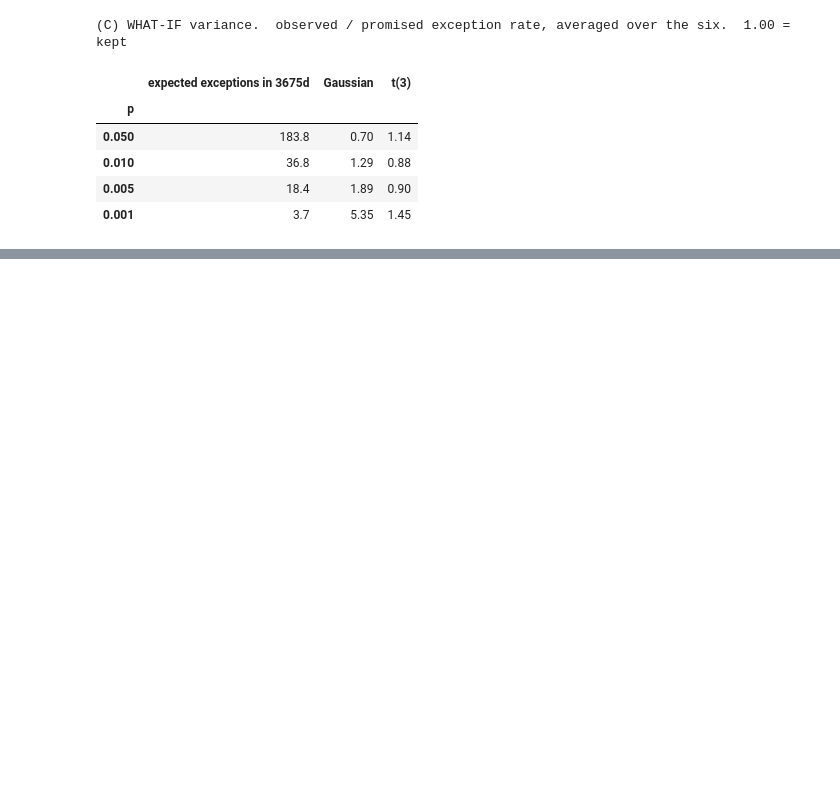
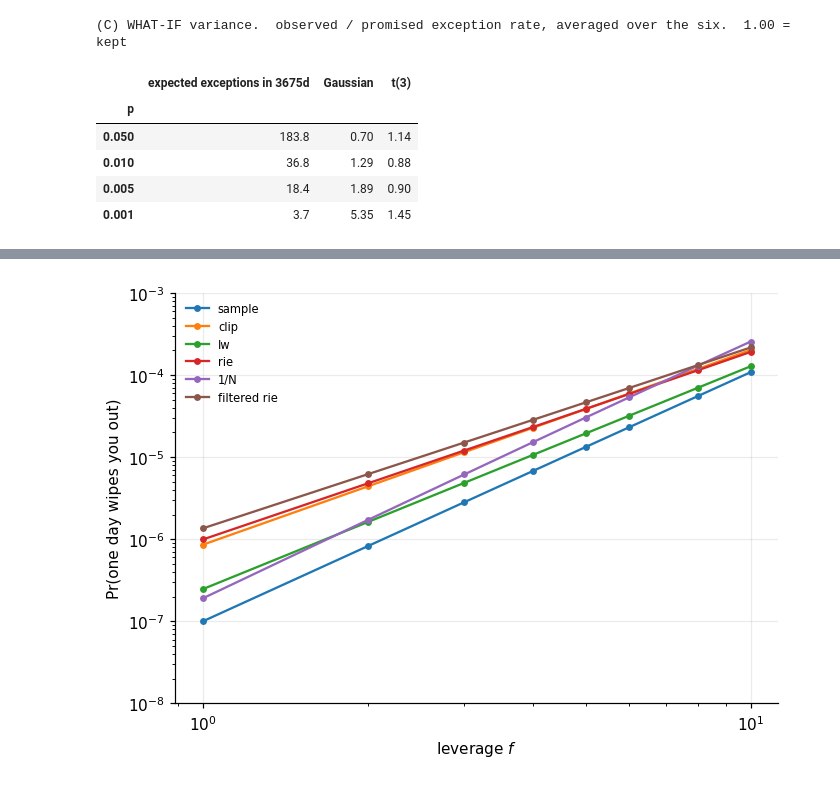
Before and after one commit to MarcoGaloppo/EVT-FatTails-PreAsymptotics, a Jupyter notebook: narrative_evt_market_data.ipynb, the cells around one changed output, grey strips where cells are left out. Saved outputs shown, nothing was run; the diff lists cells and outputs as text; code cells hidden in the pictures; blank space fills up the shorter version.

Commit message:
Part 6 - Endgame, which holding position actually survives?

```diff
--- a/narrative_evt_market_data.ipynb
+++ b/narrative_evt_market_data.ipynb
@@ -2042,0 +2067,20 @@ So,  **what did the backtest found?**
+# %%
+# ----  Does the DIRECTION matter as much as the SIZE?  (panel P&L, Part 5 streams)
+FS = [0.5, 1, 2, 3, 4, 5]
+g  = pd.DataFrame(index=RACERS, columns=[f"f={f}" for f in FS], dtype=float)
+dd = g.copy()
+for m in RACERS:
+    for f in FS:
+        r = PNL[m] * f
+        g.loc[m,  f"f={f}"] = growth_rate(r) * 252          # mean log(1 + f r), annualised
+        dd.loc[m, f"f={f}"] = max_drawdown(np.cumprod(1 + r))
+print("annualised TIME-AVERAGE growth  E[log(1 + f r)] * 252   — what one trajectory earns")
+display(g.round(4))
+print("maximum drawdown")
+display(dd.round(3))
+
+print("\nthe two axes, compared on the same footing:")
+print("  spread ACROSS THE SIX DIRECTIONS, at f = 1     : growth %.4f   maxDD %.3f"
+      % (g["f=1"].max() - g["f=1"].min(), dd["f=1"].max() - dd["f=1"].min()))
+print("  cost of ONE NOTCH OF LEVERAGE, RIE, f = 1 -> 2 : growth %.4f   maxDD %.3f"
+      % (g.loc["rie","f=2"] - g.loc["rie","f=1"], dd.loc["rie","f=1"] - dd.loc["rie","f=2"]))
@@ -2042,0 +2119,70 @@ So,  **what did the backtest found?**
+# %%
+# ---- The elasticity of ruin.  Pr(ruin) ~ f^alpha, and SCM does not know alpha.
+#      Panel P&L again.  A single day wipes out leverage f if the loss exceeds 1/f.
+#      1/f is far beyond anything observed, so the empirical frequency is exactly zero and
+#      useless -- this is precisely the situation the GPD exists for.
+FS2 = np.array([1, 2, 3, 4, 5, 6, 8, 10])
+DAYS10Y = 2520
+p_gpd, p_gau, rows = {}, {}, []
+for m in RACERS:
+    L = -PNL[m]; u = float(np.quantile(L, 0.95)); pu = (L > u).mean()
+    xi, be = fit_gpd(L[L > u] - u)                       # tail fitted above the 95th percentile
+    xp = np.sort(L[L > 0])[::-1]; k = max(30, len(xp) // 40)
+    pg, pn = [], []
+    for f in FS2:
+        x = 1.0 / f; z = 1 + xi * (x - u) / be
+        pg.append(pu * z ** (-1 / xi) if z > 0 else np.nan)   # GPD:      Pr(one day ruins you)
+        pn.append(norm.sf(x / L.std()))                        # Gaussian: same sigma, same day
+    p_gpd[m], p_gau[m] = np.array(pg), np.array(pn)
+    rows.append({"estimator": m, "alpha (Hill)": hill(xp, k), "1/xi (GPD)": 1 / xi,
+                 "slope of log Pr vs log f": np.polyfit(np.log(FS2), np.log(p_gpd[m]), 1)[0]})
+cols = [f"f={f}" for f in FS2]
+G = pd.DataFrame(p_gpd, index=cols).T; N = pd.DataFrame(p_gau, index=cols).T
+
+print("Pr(a SINGLE day wipes out the portfolio at leverage f) = Pr(loss > 1/f).   GPD extrapolation:")
+display(G.apply(lambda s: s.map("{:.2e}".format)))
+print("the same probability if you believed a Gaussian of the SAME sigma:")
+display(N.apply(lambda s: s.map("{:.2e}".format)))
+print("over ten years (2520 days), GPD:")
+display((1 - (1 - G) ** DAYS10Y).apply(lambda s: s.map("{:.3%}".format)))
+print("\nthe theory says the slope of log Pr against log f IS alpha.")
+display(pd.DataFrame(rows).set_index("estimator").round(3))
+
+fig, ax = plt.subplots(figsize=(6.4, 4.6))
+for m in RACERS:
+    ax.loglog(FS2, p_gpd[m], "o-", ms=3.5, label=m)
+ax.set(xlabel="leverage $f$", ylabel="Pr(one day wipes you out)", ylim=(1e-8, 1e-3))
+ax.legend(fontsize=7.5); plt.tight_layout(); plt.show()
+
+# ---- the budget, and what it costs.  f_max solves Pr(wipeout in 10y) = 1%.
+rows = []
+for m in RACERS:
+    L = -PNL[m]; u = float(np.quantile(L, 0.95))
+    fmax = 1.0 / pot_var_es(L, u, 1 - 0.99 ** (1 / DAYS10Y))["var"]
+    xp = np.sort(L[L > 0])[::-1]; k = max(30, len(xp) // 40)
+    a = hill(xp, k); se = a / np.sqrt(k)                  # se(alpha_hat) = alpha / sqrt(k)
+    rows.append({"estimator": m, "ann vol (f=1)": PNL[m].std() * np.sqrt(252),
+                 "alpha": a, "se": se, "alpha - 2se": a - 2 * se, "alpha + 2se": a + 2 * se,
+                 "f_max": fmax,
+                 "growth at f=1": growth_rate(PNL[m]) * 252,
+                 "growth at f_max": growth_rate(PNL[m] * fmax) * 252,
+                 "maxDD at f_max": max_drawdown(np.cumprod(1 + PNL[m] * fmax))})
+budget = pd.DataFrame(rows).set_index("estimator")
+print("\nEVERY PORTFOLIO SIZED TO THE SAME SURVIVAL BUDGET (1% chance of wipeout per decade).")
+print("f_max is computed from the whole sample, so this is a COMPARISON AT EQUAL RISK, not a strategy.")
+display(budget.round(4))
+print("rank by volatility (quietest first):", " < ".join(budget["ann vol (f=1)"].sort_values().index))
+print("rank by growth at f = 1           :", " > ".join(budget["growth at f=1"].sort_values(ascending=False).index))
+print("rank by growth at EQUAL RUIN RISK :", " > ".join(budget["growth at f_max"].sort_values(ascending=False).index))
+
+# ---- how much of that ordering is real?  the alpha's are estimated from ~40 order statistics.
+print("\nHOW SOLID IS THE ORDERING?  pairwise, on the Hill estimates:")
+for a_, b_ in [("rie", "1/N"), ("rie", "sample"), ("filtered rie", "1/N"), ("rie", "lw")]:
+    d = budget.loc[b_, "alpha"] - budget.loc[a_, "alpha"]
+    sc = np.hypot(budget.loc[a_, "se"], budget.loc[b_, "se"])
+    print("   %-13s vs %-13s  diff %.2f  combined se %.2f  ->  %.1f sigma"
+          % (a_, b_, d, sc, d / sc))
+print("   ... so no single pair is significant.  What carries the claim is that the ordering is")
+print("   MONOTONE in cleaning aggressiveness across all six, and that Hill and the GPD's 1/xi")
+print("   agree on it independently.")
+# %% [output]
@@ -2042,0 +2222 @@ So,  **what did the backtest found?**
+[figure, added]
```
Also changed, not shown: parts of 17 cells of this notebook, 1 other file.
